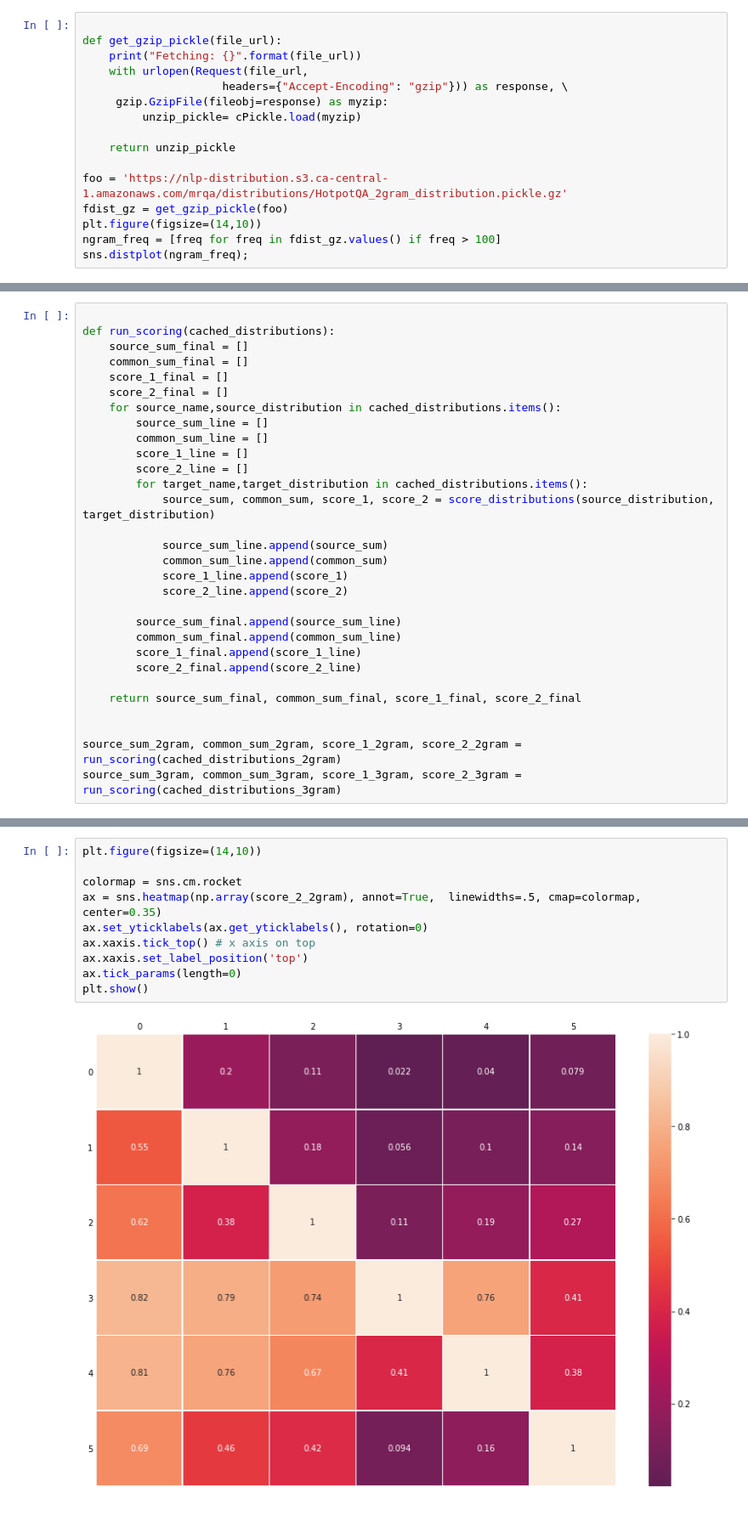
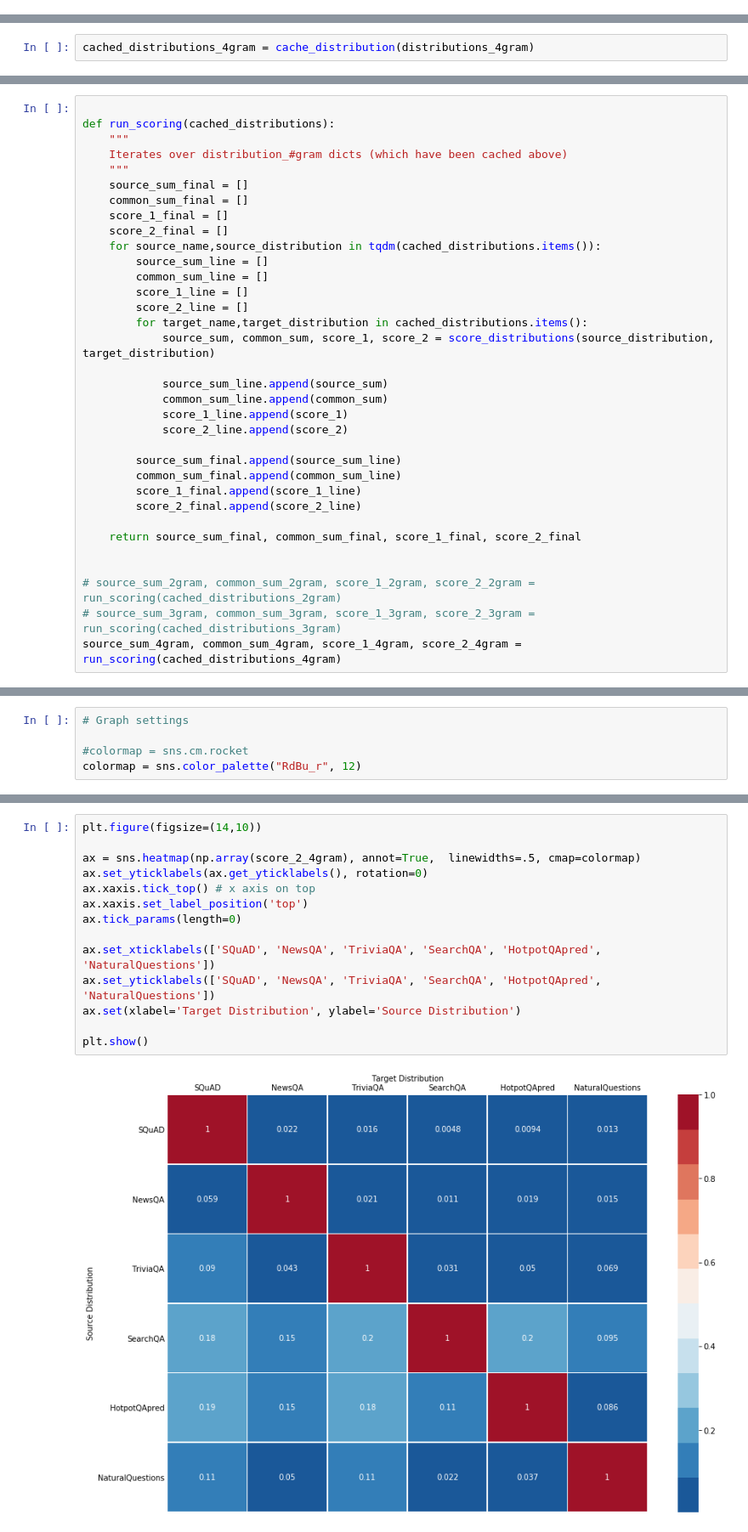
Before and after one commit to rahul-kulkarni/W210-Capstone, a Jupyter notebook: jupyter_notebooks/Analyze n-gram Distributions.ipynb, the cells around one changed output, grey strips where cells are left out. Shown at 85% size. Saved outputs shown, nothing was run; the diff lists cells and outputs as text.

Commit message:
Update Analysis to use S3, refactored, added distribution stuff

```diff
--- a/jupyter_notebooks/Analyze n-gram Distributions.ipynb
+++ b/jupyter_notebooks/Analyze n-gram Distributions.ipynb
@@ -19,16 +19,0 @@ import matplotlib.pyplot as plt
-# %%
-
-def get_gzip_pickle(file_url):
-    print("Fetching: {}".format(file_url))
-    with urlopen(Request(file_url,
-                     headers={"Accept-Encoding": "gzip"})) as response, \
-     gzip.GzipFile(fileobj=response) as myzip:
-         unzip_pickle= cPickle.load(myzip)
-
-    return unzip_pickle
-
-foo = 'https://nlp-distribution.s3.ca-central-1.amazonaws.com/mrqa/distributions/HotpotQA_2gram_distribution.pickle.gz'
-fdist_gz = get_gzip_pickle(foo)
-plt.figure(figsize=(14,10))
-ngram_freq = [freq for freq in fdist_gz.values() if freq > 100]
-sns.distplot(ngram_freq);
@@ -169,0 +109,2 @@ Fetching: https://nlp-distribution.s3.ca-central-1.amazonaws.com/mrqa/distributi
+# %%
+cached_distributions_4gram = cache_distribution(distributions_4gram)
@@ -170,11 +118,14 @@ Fetching: https://nlp-distribution.s3.ca-central-1.amazonaws.com/mrqa/distributi
 # %%
 
 def run_scoring(cached_distributions):
+    """
+    Iterates over distribution_#gram dicts (which have been cached above)
+    """
     source_sum_final = []
     common_sum_final = []
     score_1_final = []
     score_2_final = []
-    for source_name,source_distribution in cached_distributions.items():
+    for source_name,source_distribution in tqdm(cached_distributions.items()):
         source_sum_line = []
         common_sum_line = []
         score_1_line = []
@@ -195,5 +146,6 @@ def run_scoring(cached_distributions):
     return source_sum_final, common_sum_final, score_1_final, score_2_final
 
 
-source_sum_2gram, common_sum_2gram, score_1_2gram, score_2_2gram = run_scoring(cached_distributions_2gram)
-source_sum_3gram, common_sum_3gram, score_1_3gram, score_2_3gram = run_scoring(cached_distributions_3gram)
+# source_sum_2gram, common_sum_2gram, score_1_2gram, score_2_2gram = run_scoring(cached_distributions_2gram)
+# source_sum_3gram, common_sum_3gram, score_1_3gram, score_2_3gram = run_scoring(cached_distributions_3gram)
+source_sum_4gram, common_sum_4gram, score_1_4gram, score_2_4gram = run_scoring(cached_distributions_4gram)
@@ -199,0 +163,5 @@ source_sum_3gram, common_sum_3gram, score_1_3gram, score_2_3gram = run_scoring(c
+# %%
+# Graph settings
+
+#colormap = sns.cm.rocket
+colormap = sns.color_palette("RdBu_r", 12)
@@ -200,15 +172,19 @@ source_sum_3gram, common_sum_3gram, score_1_3gram, score_2_3gram = run_scoring(c
 # %%
 plt.figure(figsize=(14,10))
 
-colormap = sns.cm.rocket
-ax = sns.heatmap(np.array(score_2_2gram), annot=True,  linewidths=.5, cmap=colormap, center=0.35)
+ax = sns.heatmap(np.array(score_2_4gram), annot=True,  linewidths=.5, cmap=colormap)
 ax.set_yticklabels(ax.get_yticklabels(), rotation=0)
 ax.xaxis.tick_top() # x axis on top
 ax.xaxis.set_label_position('top')
 ax.tick_params(length=0)
+
+ax.set_xticklabels(['SQuAD', 'NewsQA', 'TriviaQA', 'SearchQA', 'HotpotQApred', 'NaturalQuestions'])
+ax.set_yticklabels(['SQuAD', 'NewsQA', 'TriviaQA', 'SearchQA', 'HotpotQApred', 'NaturalQuestions'])
+ax.set(xlabel='Target Distribution', ylabel='Source Distribution')
+
 plt.show()
 # %% [output]
-[figure, old version]
+[figure, new version]
 # %%
 plt.figure(figsize=(14,10))
 
```
Also changed, not shown: parts of 23 cells of this notebook, 16 other files.
